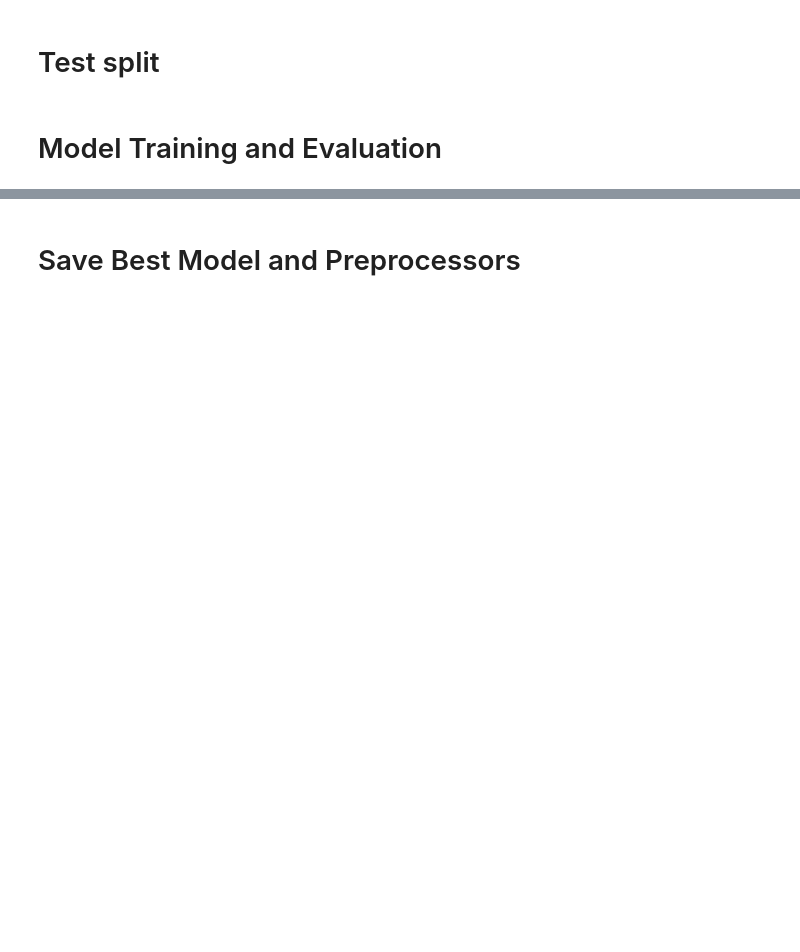
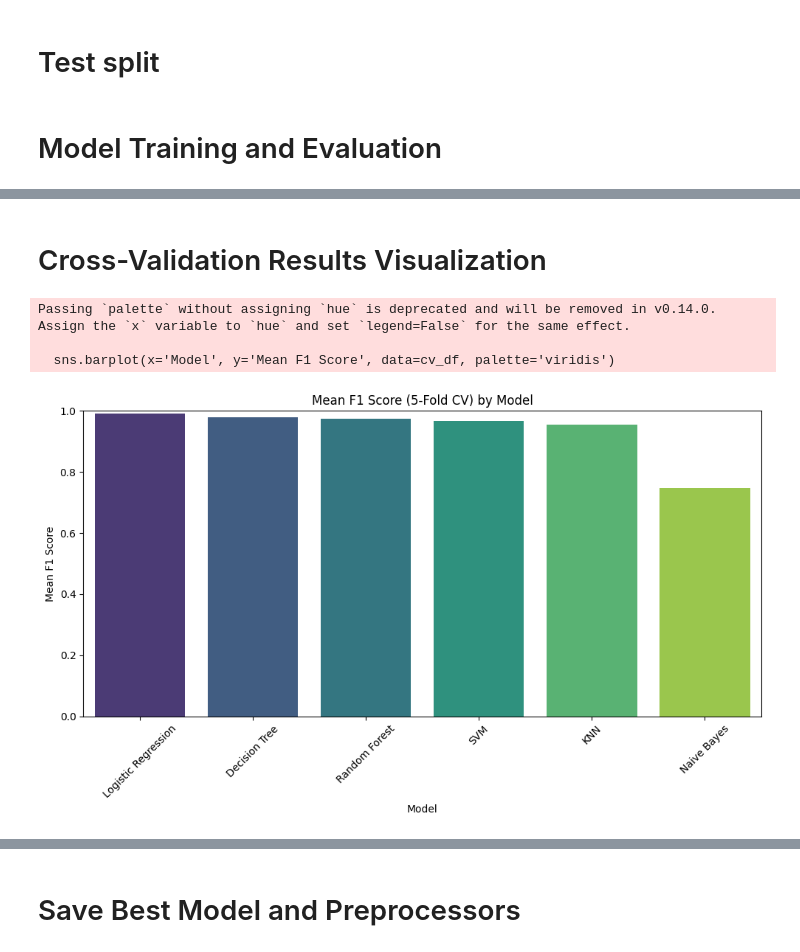
Before and after one commit to awsafur2324/tourist-recommendation-system, a Jupyter notebook: Dataset And Others/Tourist_Recommendation_System.ipynb, the cells around one changed output, grey strips where cells are left out. Cells and saved outputs as stored; diff of their text form; code cells hidden in the pictures; blank space fills up the shorter version.

```diff
--- a/Dataset And Others/Tourist_Recommendation_System.ipynb
+++ b/Dataset And Others/Tourist_Recommendation_System.ipynb
@@ -143,0 +177,20 @@ Naive Bayes               0.748056      0.030409       0.753488      0.029782
+# %%
+from sklearn.model_selection import cross_val_score
+import numpy as np
+
+cv_results = {}
+
+for name, model in models.items():
+    cv_f1 = cross_val_score(model, X, y, cv=5, scoring='f1_weighted')
+    cv_acc = cross_val_score(model, X, y, cv=5, scoring='accuracy')
+
+    cv_results[name] = {
+        'Mean F1 Score': np.mean(cv_f1),
+        'Std F1 Score': np.std(cv_f1),
+        'Mean Accuracy': np.mean(cv_acc),
+        'Std Accuracy': np.std(cv_acc)
+    }
+
+cv_df = pd.DataFrame(cv_results).T.sort_values(by="Mean F1 Score", ascending=False)
+print("5-Fold Cross-Validation Results:")
+display(cv_df)
@@ -143,0 +206,17 @@ Naive Bayes               0.748056      0.030409       0.753488      0.029782
+# %% [markdown]
+# Cross-Validation Results Visualization
+# %%
+cv_df = pd.DataFrame(cv_results).T.reset_index().rename(columns={'index': 'Model'})
+plt.figure(figsize=(10, 6))
+sns.barplot(x='Model', y='Mean F1 Score', data=cv_df, palette='viridis')
+plt.title('Mean F1 Score (5-Fold CV) by Model')
+plt.ylabel('Mean F1 Score')
+plt.xticks(rotation=45)
+plt.ylim(0, 1)
+plt.tight_layout()
+plt.show()
+# %% [output]
+Passing `palette` without assigning `hue` is deprecated and will be removed in v0.14.0. Assign the `x` variable to `hue` and set `legend=False` for the same effect.
+
+  sns.barplot(x='Model', y='Mean F1 Score', data=cv_df, palette='viridis')
+[figure, added]
```
Also changed, not shown: parts of 11 cells of this notebook, 2 other files.
